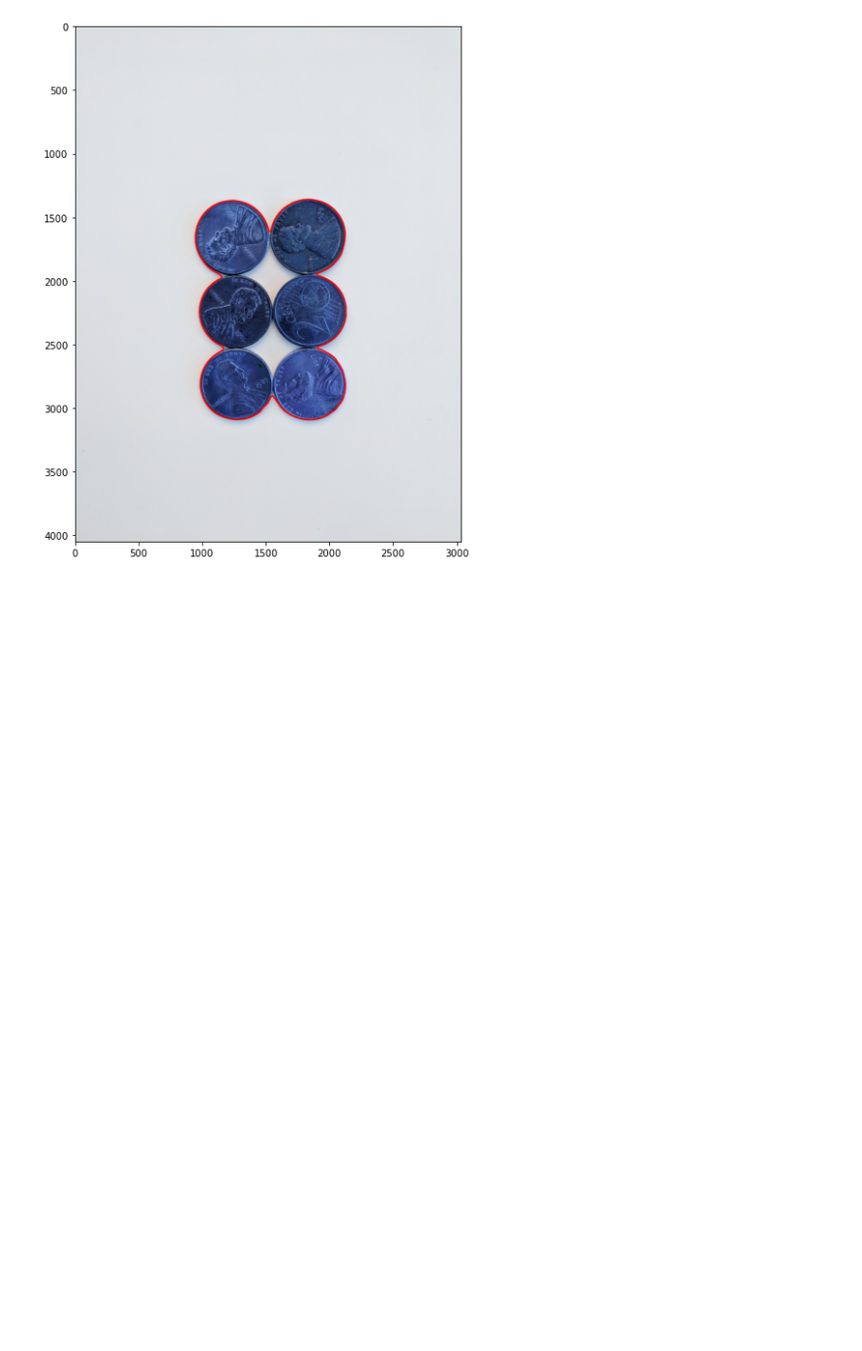
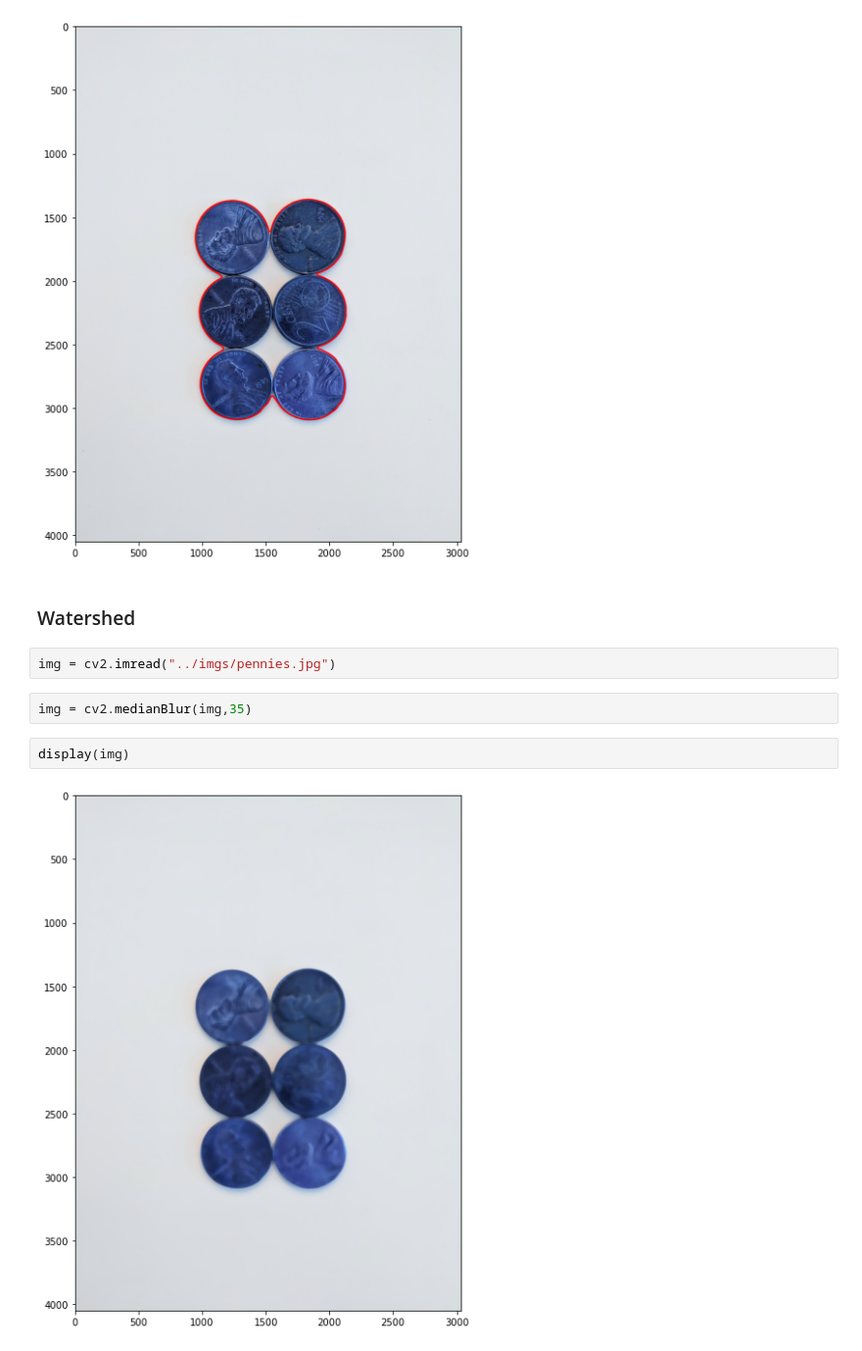
Before and after one commit to Zahed-Golabi/Computer-Vision, a Jupyter notebook: 5. Object Detection with Opencv/Watershed Algorithm.ipynb, the cells around one changed output. Shown at 98% size. Drawn from its saved outputs; the diff is of its cells as text; blank space fills up the shorter version.

```diff
--- a/5. Object Detection with Opencv/Watershed Algorithm.ipynb
+++ b/5. Object Detection with Opencv/Watershed Algorithm.ipynb
@@ -60,3 +60,13 @@ for i in range(len(contours)):
 display(sep_coins)
 # %% [output]
 [figure]
+# %% [markdown]
+### Watershed
+# %%
+img = cv2.imread("../imgs/pennies.jpg")
+# %%
+img = cv2.medianBlur(img,35)
+# %%
+display(img)
+# %% [output]
+[figure, added]
```
Also changed, not shown: parts of 7 cells of this notebook.
